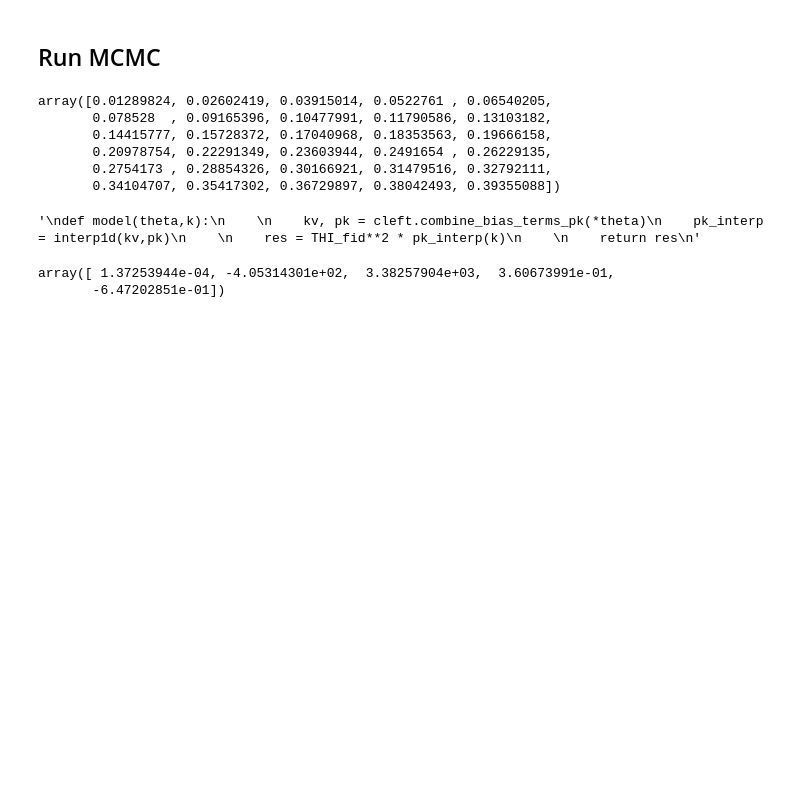
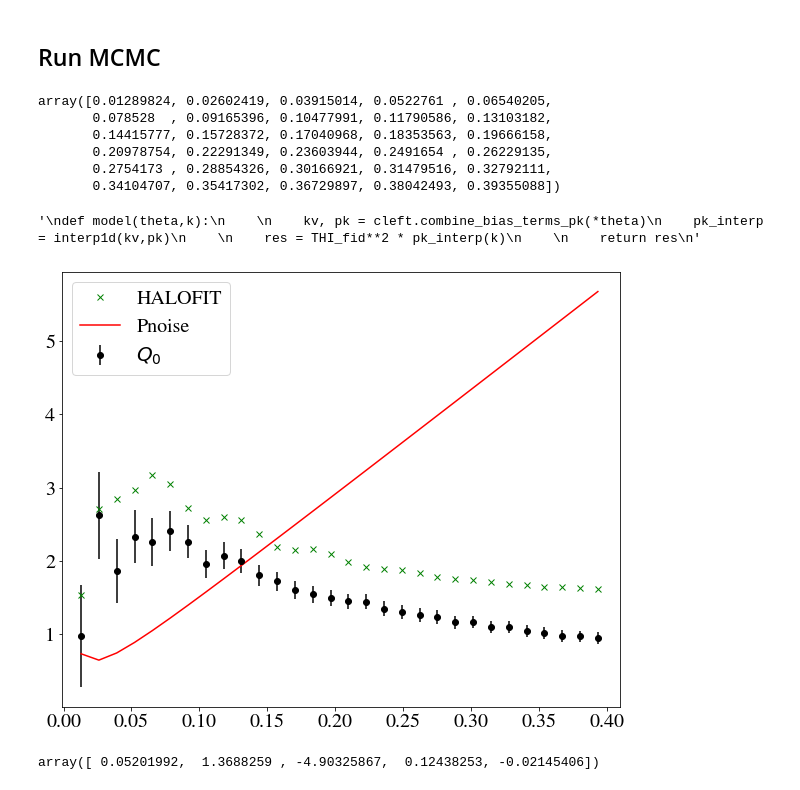
Before and after one commit to Alkistis/Q0-sims, a Jupyter notebook: Q0-no-FG.ipynb, the cells around one changed output. Saved outputs shown, nothing was run; the diff lists cells and outputs as text; code cells hidden in the pictures; blank space fills up the shorter version.

```diff
--- a/Q0-no-FG.ipynb
+++ b/Q0-no-FG.ipynb
@@ -140,3 +129,9 @@ Pk_bacco = scipy.interpolate.interp1d(k_tab,pk_tab,kind='cubic')
+# %%
+#halofit z=0.4
+from pylab import genfromtxt;
+
+Pk_HF_tab = genfromtxt('./Data/Pk_camb_halofit_z0p4.dat')
+Pk_halofit_z0p4 = scipy.interpolate.interp1d(Pk_HF_tab[:,0],Pk_HF_tab[:,1],kind='cubic')
 # %% [markdown]
 ## Run MCMC
 # %%
@@ -190,20 +185,41 @@ def model(theta,k):
 # %% [output]
 '\ndef model(theta,k):\n    \n    kv, pk = cleft.combine_bias_terms_pk(*theta)\n    pk_interp = interp1d(kv,pk)\n    \n    res = THI_fid**2 * pk_interp(k)\n    \n    return res\n'
 # %%
-kM = 0.7
+kM = 0.07
+
+THI_fid = 0.0737 #mK [confirmed by Steve]
+bHI_fid = 1.1 #[confirmed by Steve]
+
 
 #model from https://arxiv.org/pdf/1910.07097.pdf
 def model_ph(theta,k):
 
     THI,b1,b2,c1,c2 = theta
-    res = THI**2 * (b1 + b2*k**2)**2 * Pk_bacco(k) + P_noise*(c1+c2*(k/kM)**2)
+    res = THI**2 * (b1 + b2*k**2)**2 * Pk_halofit_z0p4(k) + P_noise*(c1+c2*(kM/k)**2)
 
     return res
+# %%
+fig = plt.figure(figsize=(10,8))
+
+plt.errorbar(k, k * Q0, yerr = k * sigmaQ, ls='',marker='o',c='black', label = r'$Q_0$')
+plt.plot(k, k * THI_fid**2 * bHI_fid**2 * Pk_halofit_z0p4(k),ls='',marker='x',c='green',label='HALOFIT')
+
+plt.plot(k, k * P_noise*(1.+0.1*(kM/k)**2),ls='-',marker='',c='red',label='Pnoise')
+
+#factor = ((om0 + (1+zc)**(-3) * (1-om0))/0.37)**(-0.5) * ((1+zc)/1.8)**0.5
+#OmHI_fid = 0.43
+#THI_fid = 0.29 * factor * OmHI_fid/2.2 #mK
+
+plt.xlim(-0.001,0.41)
+#plt.ylim(-0.5,6)
+
+plt.legend()
+
+plt.show()
+# %% [output]
+[figure, added]
 # %%
 from scipy.optimize import minimize
-
-THI_fid = 0.0737 #mK [confirmed by Steve]
-bHI_fid = 1.1 #[confirmed by Steve]
 
 #THI,b1,b2,c1,c2
 initial_tmp = [THI_fid, bHI_fid, 1.0, 1.,1.]
@@ -213,8 +229,7 @@ soln = minimize(nll, initial_tmp, args=data_mcmc)
 soln.x
 #print(THI_fid)
 # %% [output]
-array([ 1.37253944e-04, -4.05314301e+02,  3.38257904e+03,  3.60673991e-01,
-       -6.47202851e-01])
+array([ 0.05201992,  1.3688259 , -4.90325867,  0.12438253, -0.02145406])
 # %%
 nburn = 50
 niter = 1000+nburn
```
Also changed, not shown: parts of 8 cells of this notebook, 3 other files.
